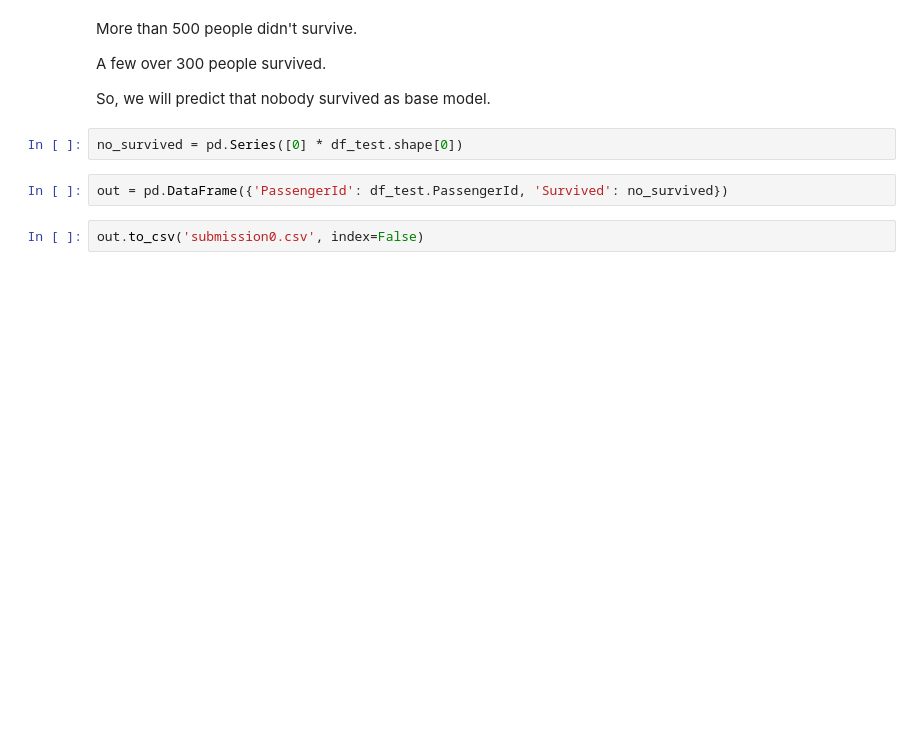
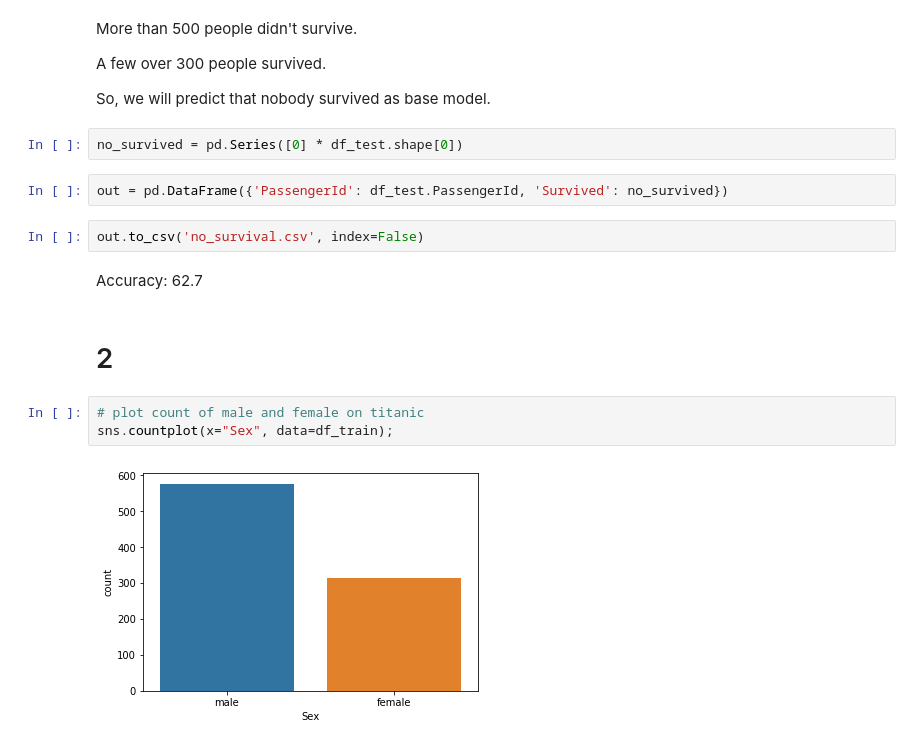
Before and after one commit to ShreyasJothish/datasciencestudygroup, a Jupyter notebook: MahendraBishnoi/08_titanic_eda_modelling.ipynb, the cells around one changed output. Drawn from its saved outputs; the diff is of its cells as text; blank space fills up the shorter version.

```diff
--- a/MahendraBishnoi/08_titanic_eda_modelling.ipynb
+++ b/MahendraBishnoi/08_titanic_eda_modelling.ipynb
@@ -90,4 +100,13 @@ no_survived = pd.Series([0] * df_test.shape[0])
 # %%
 out = pd.DataFrame({'PassengerId': df_test.PassengerId, 'Survived': no_survived})
 # %%
-out.to_csv('submission0.csv', index=False)
+out.to_csv('no_survival.csv', index=False)
+# %% [markdown]
+Accuracy: 62.7
+# %% [markdown]
+# 2
+# %%
+# plot count of male and female on titanic
+sns.countplot(x="Sex", data=df_train);
+# %% [output]
+[figure, added]
```
Also changed, not shown: parts of 12 cells of this notebook.
